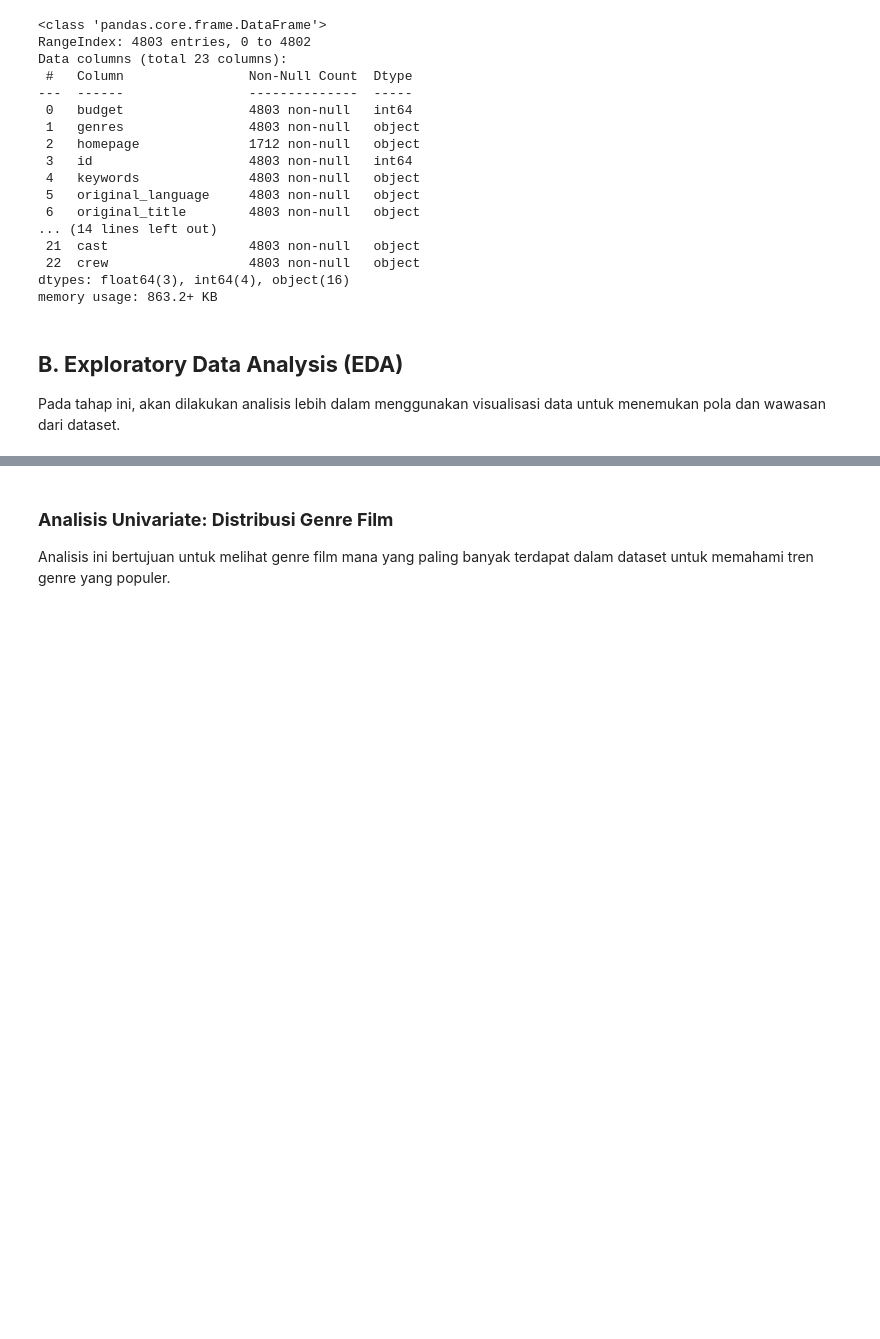
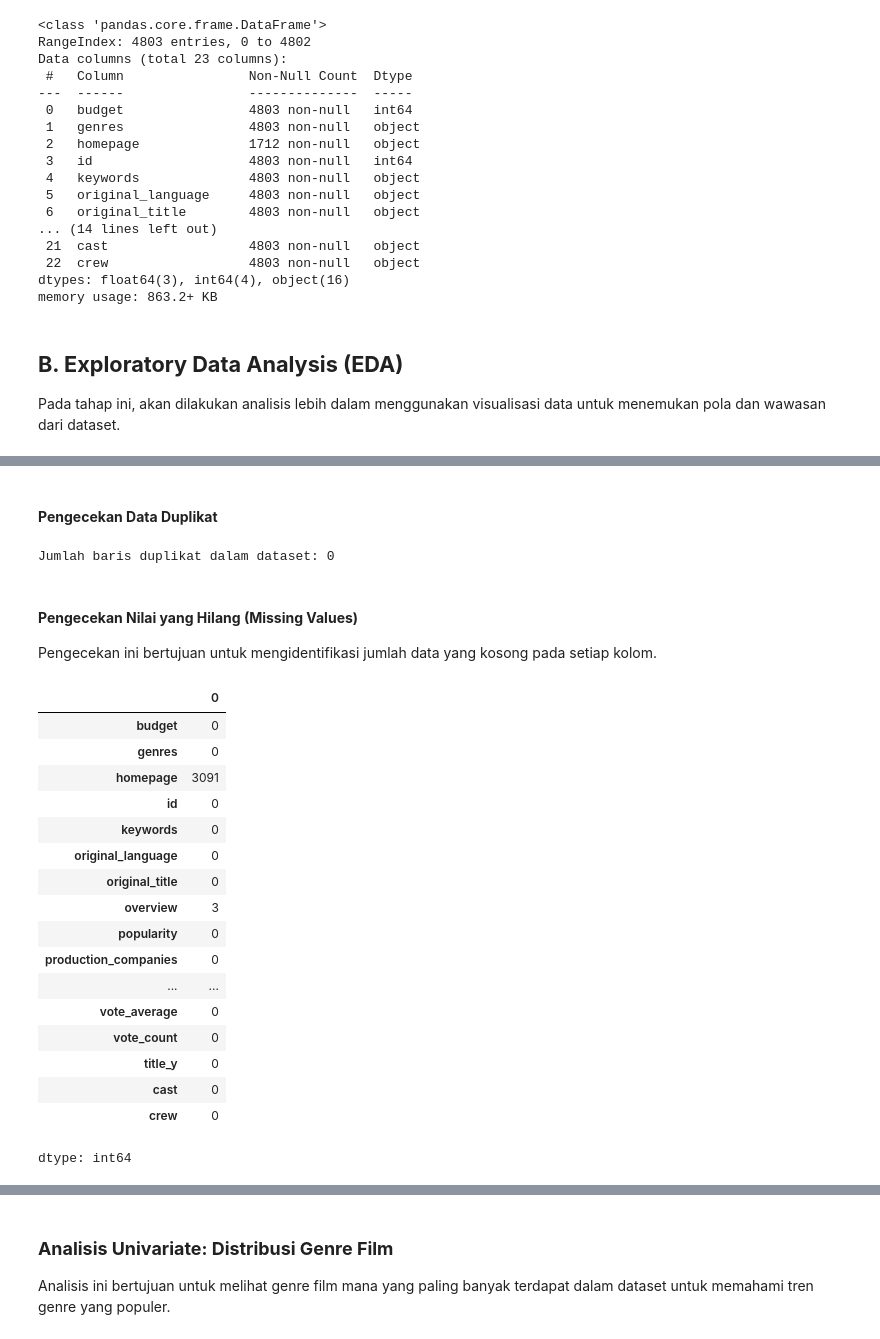
Before and after one commit to syakibb/Machine-Learning-Sistem-Rekomendasi-Film, a Jupyter notebook: sistem_rekomendasi.ipynb, the cells around one changed output, grey strips where cells are left out. Saved outputs shown, nothing was run; the diff lists cells and outputs as text; code cells hidden in the pictures; blank space fills up the shorter version.

```diff
--- a/sistem_rekomendasi.ipynb
+++ b/sistem_rekomendasi.ipynb
@@ -96,0 +100,33 @@ Pada tahap ini, akan dilakukan analisis lebih dalam menggunakan visualisasi data
+# %% [markdown]
+#### **Pengecekan Data Duplikat**
+# %%
+# Menghitung jumlah baris duplikat
+duplicate_rows = df.duplicated().sum()
+print(f"Jumlah baris duplikat dalam dataset: {duplicate_rows}")
+# %% [output]
+Jumlah baris duplikat dalam dataset: 0
+# %% [markdown]
+#### **Pengecekan Nilai yang Hilang (Missing Values)**
+Pengecekan ini bertujuan untuk mengidentifikasi jumlah data yang kosong pada setiap kolom.
+# %%
+# Menampilkan jumlah missing values pada setiap kolom
+df.isnull().sum()
+# %% [output]
+|  | 0 |
+| budget | 0 |
+| genres | 0 |
+| homepage | 3091 |
+| id | 0 |
+| keywords | 0 |
+| original_language | 0 |
+| original_title | 0 |
+| overview | 3 |
+| popularity | 0 |
+| production_companies | 0 |
+| ... | ... |
+| vote_average | 0 |
+| vote_count | 0 |
+| title_y | 0 |
+| cast | 0 |
+| crew | 0 |
+dtype: int64
```
Also changed, not shown: parts of 7 cells of this notebook.
